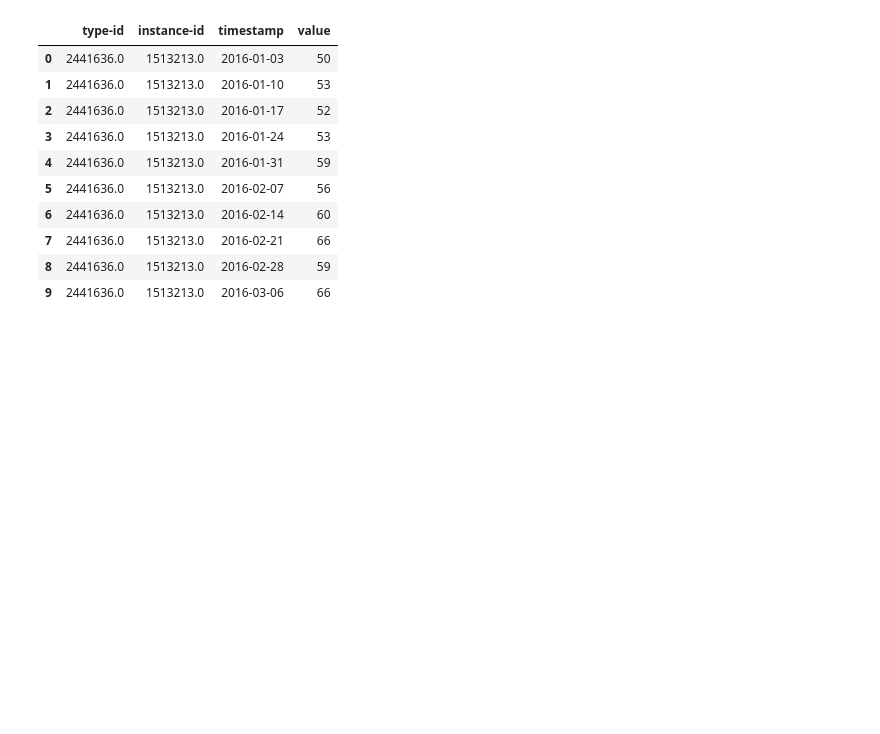
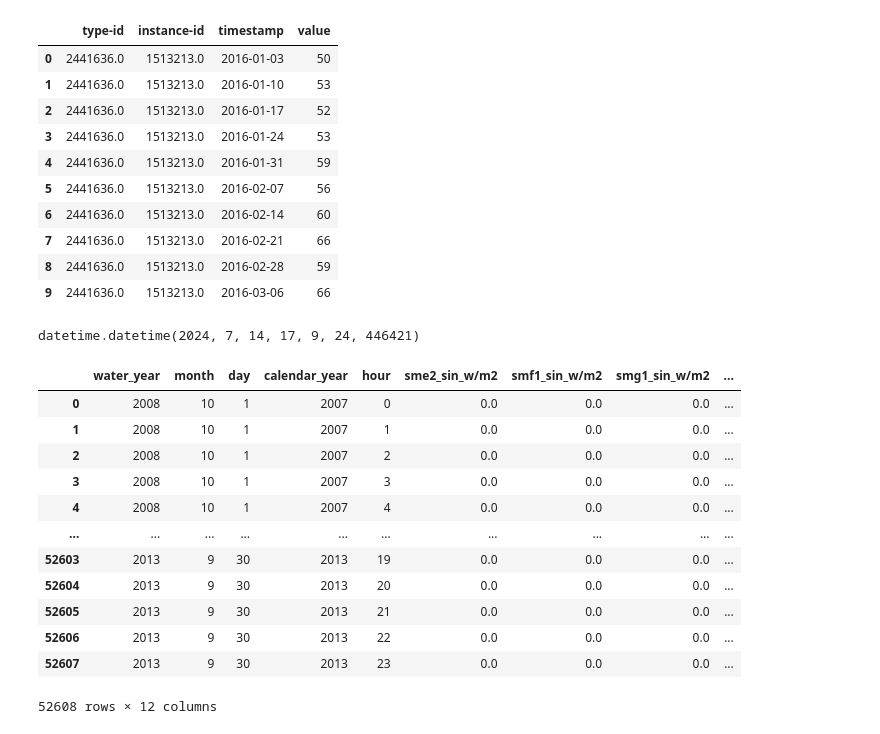
Before and after one commit to amelvatic/sciot, a Jupyter notebook: temp.ipynb, the cells around one changed output. Saved outputs shown, nothing was run; the diff lists cells and outputs as text; code cells hidden in the pictures; blank space fills up the shorter version.

```diff
--- a/temp.ipynb
+++ b/temp.ipynb
@@ -19,3 +20,31 @@ df_temp.head(10)
 # %%
 fig = px.line(df_temp,x="timestamp",y="value")
 fig.show()
+# %%
+import datetime
+
+
+datetime.datetime.now()
+# %% [output]
+datetime.datetime(2024, 7, 14, 17, 9, 24, 446421)
+# %%
+df_lum = pd.DataFrame(columns=["type-id","instance-id","timestamp","value"])
+df = pd.read_csv('samples/incoming_solar_raw.csv')
+new_var = df.head(10)
+new_var
+
+df.assign(timestamp=np.nan)
+# %% [output]
+|  | water_year | month | day | calendar_year | hour | sme2_sin_w/m2 | smf1_sin_w/m2 | smg1_sin_w/m2 | ... |
+| 0 | 2008 | 10 | 1 | 2007 | 0 | 0.0 | 0.0 | 0.0 | ... |
+| 1 | 2008 | 10 | 1 | 2007 | 1 | 0.0 | 0.0 | 0.0 | ... |
+| 2 | 2008 | 10 | 1 | 2007 | 2 | 0.0 | 0.0 | 0.0 | ... |
+| 3 | 2008 | 10 | 1 | 2007 | 3 | 0.0 | 0.0 | 0.0 | ... |
+| 4 | 2008 | 10 | 1 | 2007 | 4 | 0.0 | 0.0 | 0.0 | ... |
+| ... | ... | ... | ... | ... | ... | ... | ... | ... | ... |
+| 52603 | 2013 | 9 | 30 | 2013 | 19 | 0.0 | 0.0 | 0.0 | ... |
+| 52604 | 2013 | 9 | 30 | 2013 | 20 | 0.0 | 0.0 | 0.0 | ... |
+| 52605 | 2013 | 9 | 30 | 2013 | 21 | 0.0 | 0.0 | 0.0 | ... |
+| 52606 | 2013 | 9 | 30 | 2013 | 22 | 0.0 | 0.0 | 0.0 | ... |
+| 52607 | 2013 | 9 | 30 | 2013 | 23 | 0.0 | 0.0 | 0.0 | ... |
+52608 rows × 12 columns
```
Also changed, not shown: parts of 11 cells of this notebook, 3 other files.
